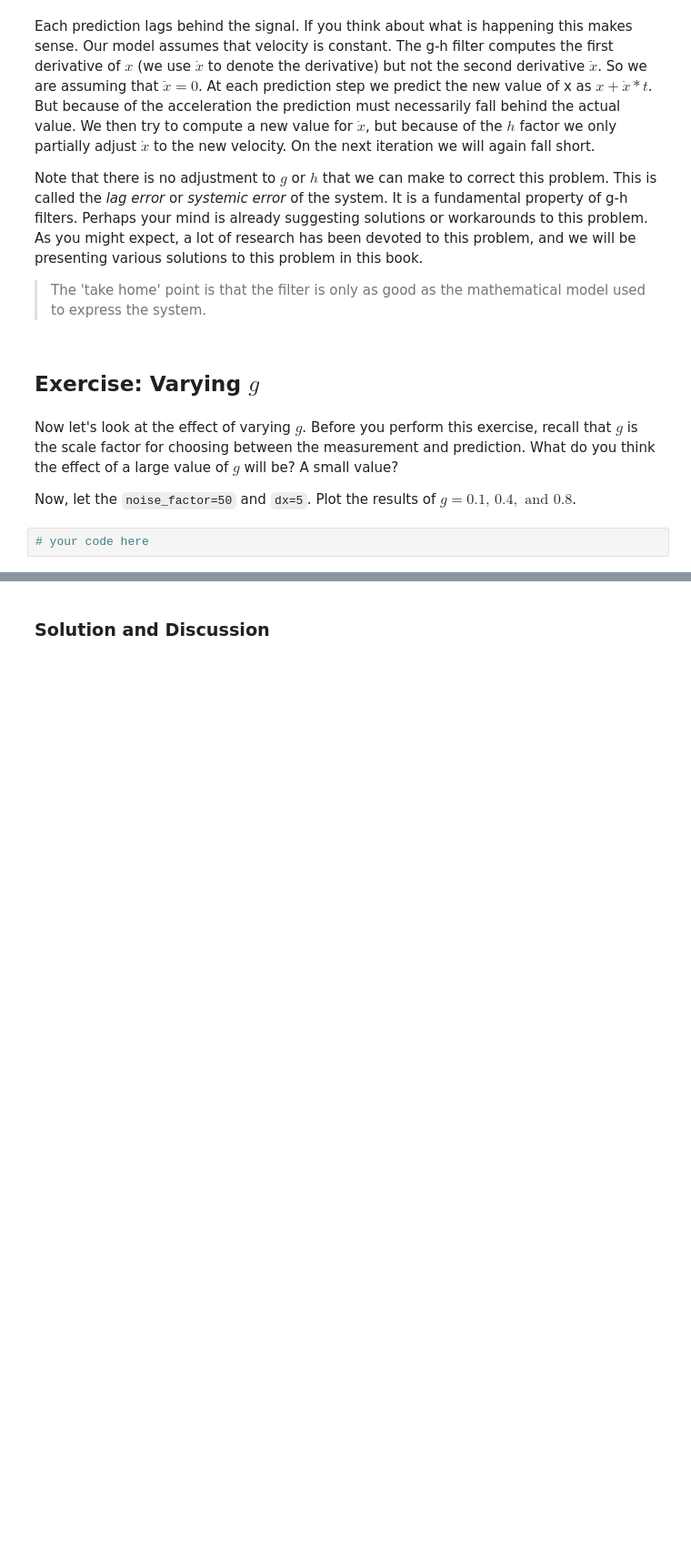
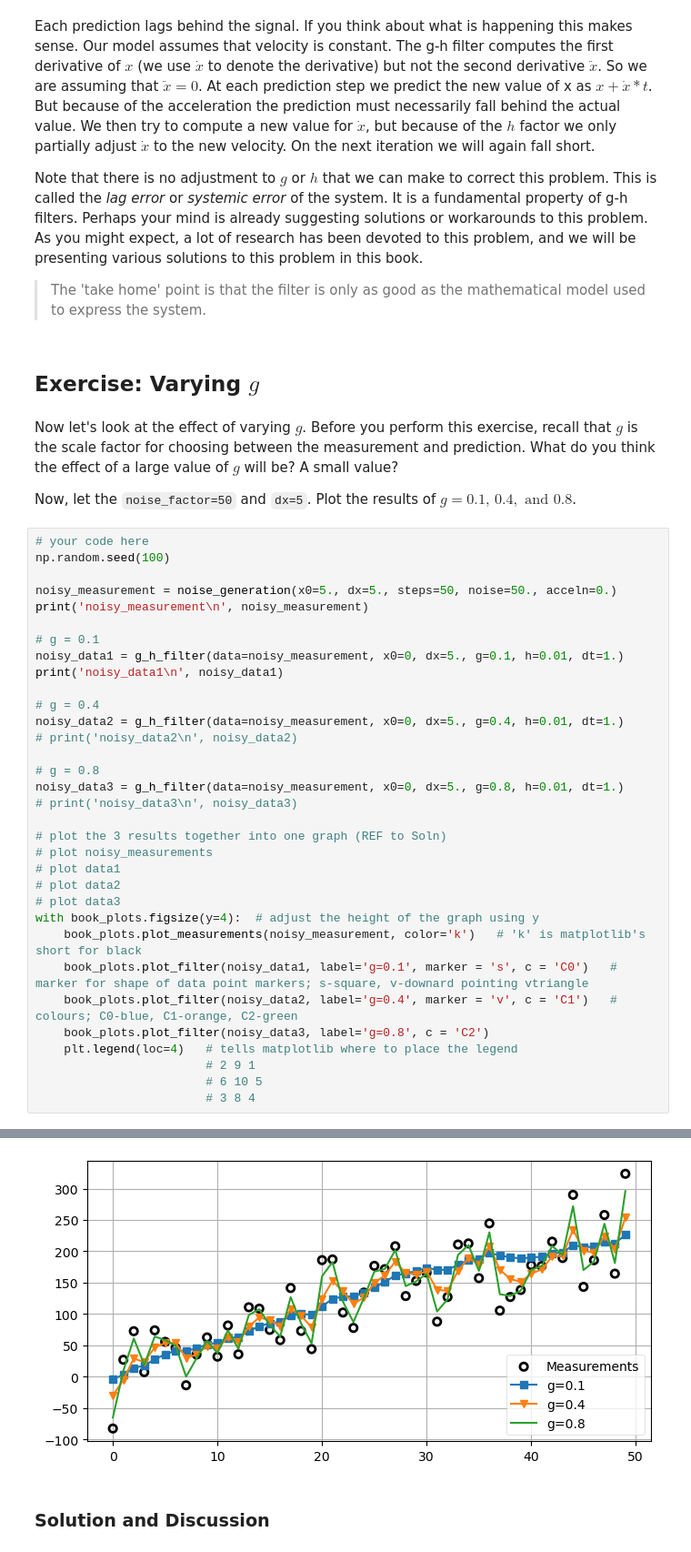
Before and after one commit to keane-k/Kalman-and-Bayesian-Filters-in-Python, a Jupyter notebook: 01-g-h-filter.ipynb, the cells around one changed output, grey strips where cells are left out. Shown at 91% size. Drawn from its saved outputs; the diff is of its cells as text; blank space fills up the shorter version.

```diff
--- a/01-g-h-filter.ipynb
+++ b/01-g-h-filter.ipynb
@@ -1063,5 +1063,37 @@ Note that there is no adjustment to $g$ or $h$ that we can make to correct this
 Now let's look at the effect of varying $g$. Before you perform this exercise, recall that $g$ is the scale factor for choosing between the measurement and prediction. What do you think the effect of a large value of $g$ will be? A small value?
 
 Now, let the `noise_factor=50` and `dx=5`. Plot the results of $g = 0.1\mbox{, } 0.4,\mbox{ and } 0.8$.
-# %%
-# your code here
+# %%
+# your code here
+np.random.seed(100)
+
+noisy_measurement = noise_generation(x0=5., dx=5., steps=50, noise=50., acceln=0.)
+print('noisy_measurement\n', noisy_measurement)
+
+# g = 0.1
+noisy_data1 = g_h_filter(data=noisy_measurement, x0=0, dx=5., g=0.1, h=0.01, dt=1.)
+print('noisy_data1\n', noisy_data1)
+
+# g = 0.4
+noisy_data2 = g_h_filter(data=noisy_measurement, x0=0, dx=5., g=0.4, h=0.01, dt=1.)
+# print('noisy_data2\n', noisy_data2)
+
+# g = 0.8
+noisy_data3 = g_h_filter(data=noisy_measurement, x0=0, dx=5., g=0.8, h=0.01, dt=1.)
+# print('noisy_data3\n', noisy_data3)
+
+# plot the 3 results together into one graph (REF to Soln)
+# plot noisy_measurements
+# plot data1
+# plot data2
+# plot data3
+with book_plots.figsize(y=4):  # adjust the height of the graph using y
+    book_plots.plot_measurements(noisy_measurement, color='k')   # 'k' is matplotlib's short for black
+    book_plots.plot_filter(noisy_data1, label='g=0.1', marker = 's', c = 'C0')   # marker for shape of data point markers; s-square, v-downard pointing vtriangle
+    book_plots.plot_filter(noisy_data2, label='g=0.4', marker = 'v', c = 'C1')   # colours; C0-blue, C1-orange, C2-green
+    book_plots.plot_filter(noisy_data3, label='g=0.8', c = 'C2')
+    plt.legend(loc=4)   # tells matplotlib where to place the legend
+                        # 2 9 1
+                        # 6 10 5
+                        # 3 8 4
+# %% [output]
@@ -1068,3 +1110,4 @@ Now, let the `noise_factor=50` and `dx=5`. Plot the results of $g = 0.1\mbox{, }
+[figure, added]
 # %% [markdown]
 ### Solution and Discussion
 # %%
```
Also changed, not shown: parts of 2 cells of this notebook.
